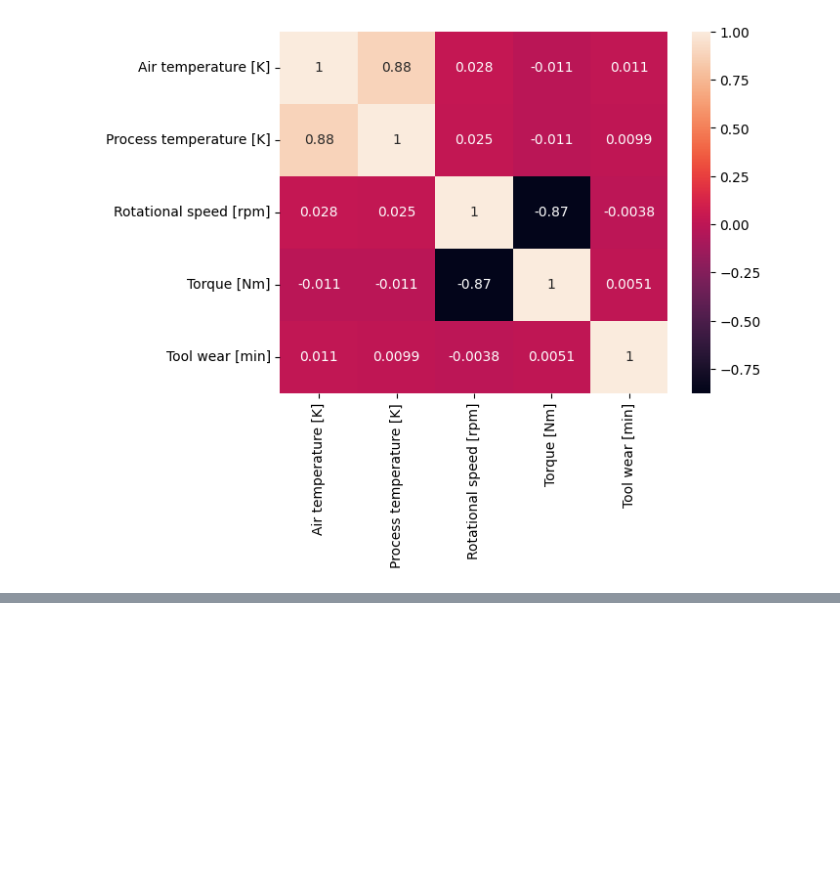
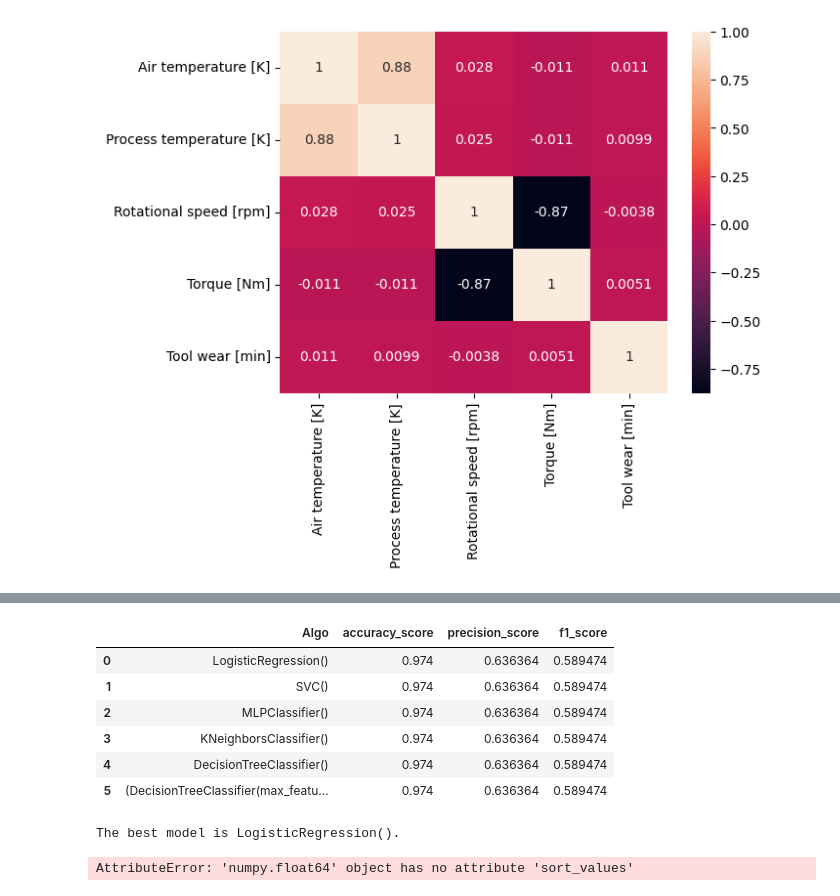
Before and after one commit to saptarshipal1/pred_maint_v.2.1, a Jupyter notebook: data/mac_fail_pred_model_2.ipynb, the cells around one changed output, grey strips where cells are left out. Saved outputs shown, nothing was run; the diff lists cells and outputs as text; code cells hidden in the pictures; blank space fills up the shorter version.

```diff
--- a/data/mac_fail_pred_model_2.ipynb
+++ b/data/mac_fail_pred_model_2.ipynb
@@ -135,3 +145,11 @@ sns.heatmap(x_train_1.corr(),annot = True)
 # %% [output]
 <AxesSubplot: >
 [figure]
+# %%
+models = [LogisticRegression(),SVC(),MLPClassifier(),KNeighborsClassifier(),DecisionTreeClassifier(),RandomForestClassifier()]
+
+
+for model in models:
+    model.fit(x_train_1,y_train)
+    pred = model.predict(x_test_1)
+    print(classification_report(y_test,pred))
@@ -137,0 +191,22 @@ sns.heatmap(x_train_1.corr(),annot = True)
+# %%
+model_precision = pd.DataFrame({'Algo': models,'accuracy_score':accuracy_score(y_test,pred),'precision_score':precision_score(y_test,pred),'f1_score':f1_score(y_test,pred)}).sort_values(by = 'accuracy_score')
+model_precision
+# %% [output]
+|  | Algo | accuracy_score | precision_score | f1_score |
+| 0 | LogisticRegression() | 0.974 | 0.636364 | 0.589474 |
+| 1 | SVC() | 0.974 | 0.636364 | 0.589474 |
+| 2 | MLPClassifier() | 0.974 | 0.636364 | 0.589474 |
+| 3 | KNeighborsClassifier() | 0.974 | 0.636364 | 0.589474 |
+| 4 | DecisionTreeClassifier() | 0.974 | 0.636364 | 0.589474 |
+| 5 | (DecisionTreeClassifier(max_featu... | 0.974 | 0.636364 | 0.589474 |
+# %%
+print(f'The best model is {model_precision.iloc[0,0]}.')
+# %% [output]
+The best model is LogisticRegression().
+# %%
+folds  = range(2,20)
+
+for fold in folds:
+    print(np.mean(cross_val_score(model_precision.iloc[0,0], x_train_1, y_train, cv=fold)).sort_values(ascending =False))
+# %% [output]
+AttributeError: 'numpy.float64' object has no attribute 'sort_values'
```
Also changed, not shown: parts of 2 cells of this notebook.
